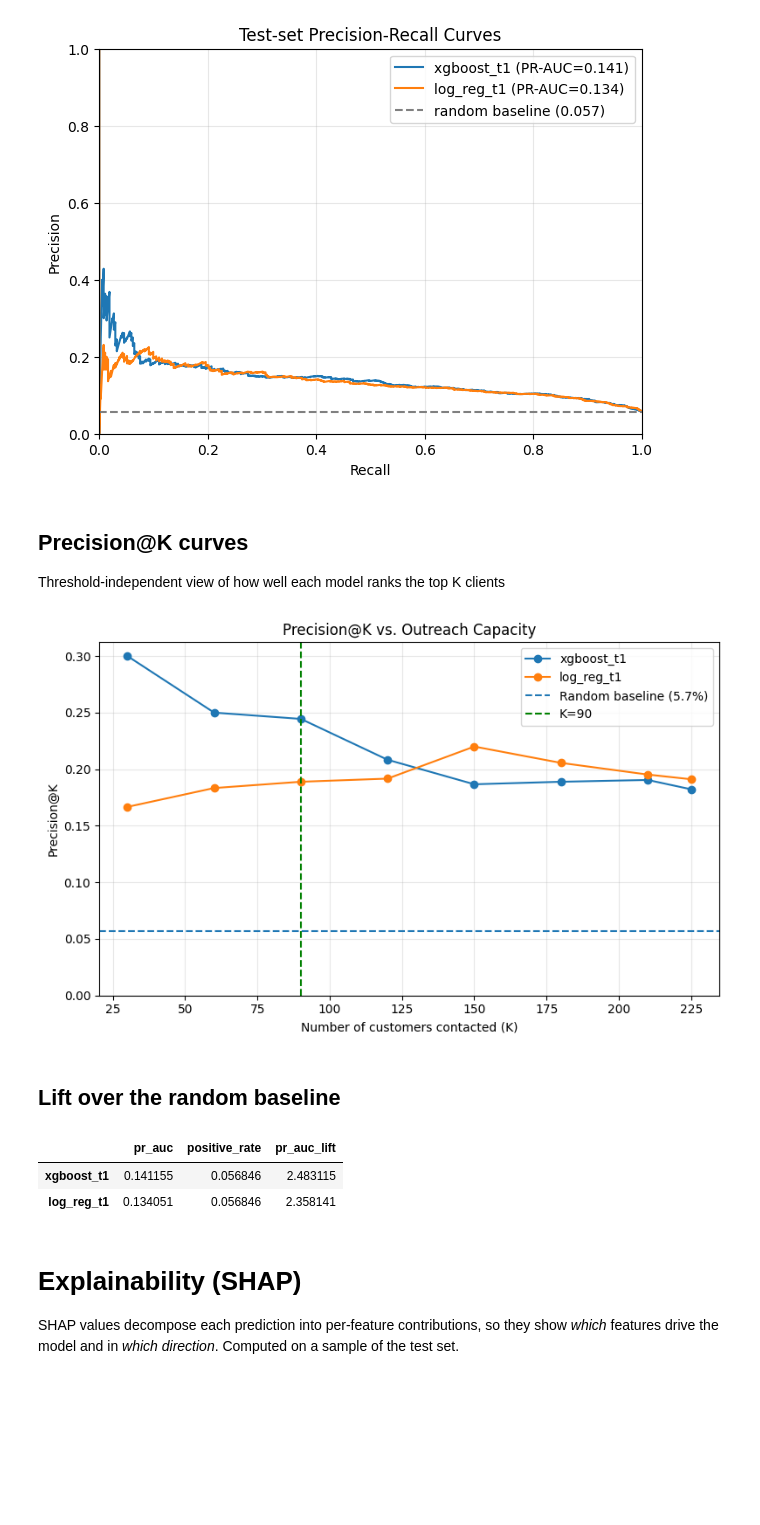
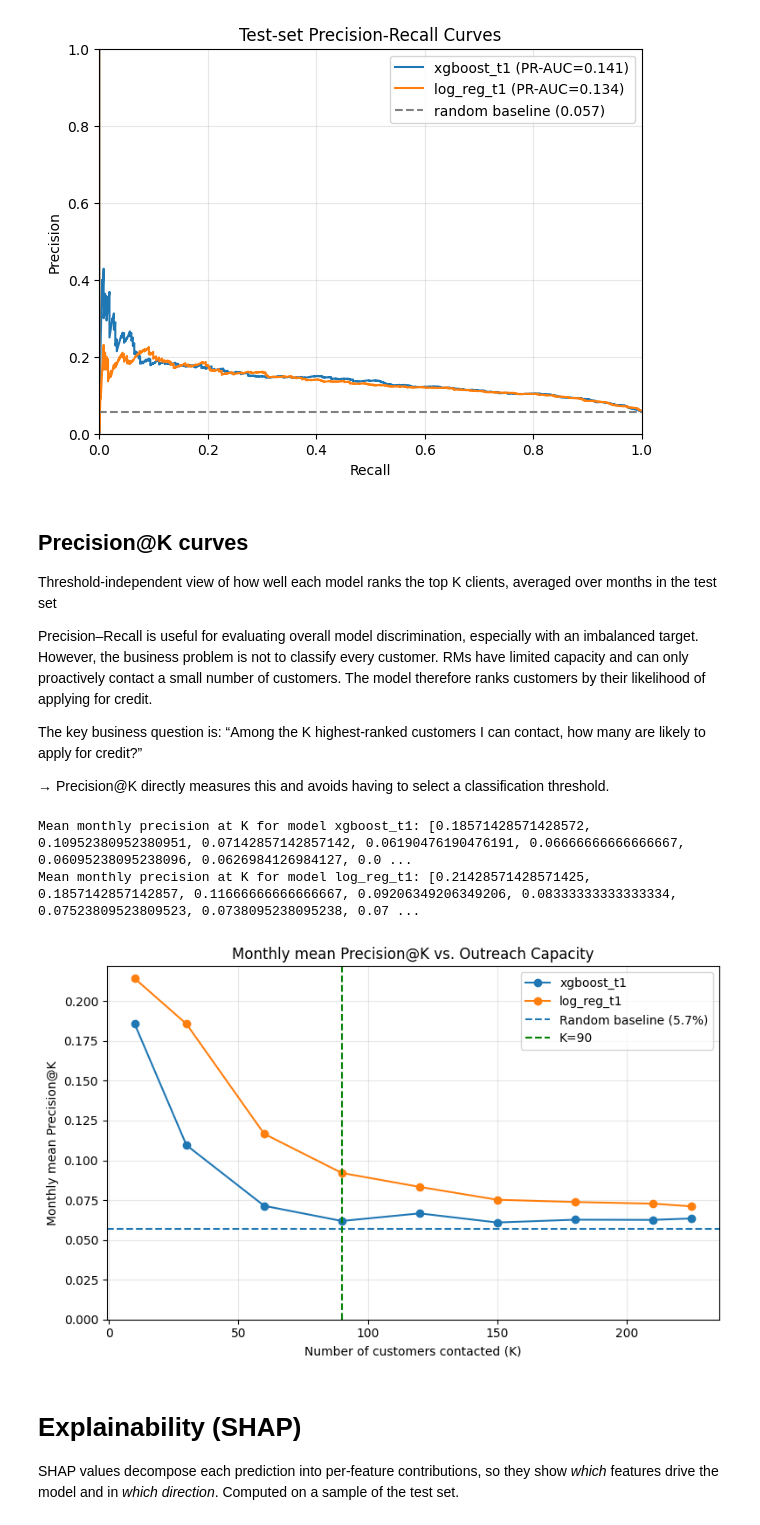
Before and after one commit to samanthavis/Credit_prediction_case, a Jupyter notebook: notebooks/t1/compare_models_t1.ipynb, the cells around one changed output. Saved outputs shown, nothing was run; the diff lists cells and outputs as text; code cells hidden in the pictures; blank space fills up the shorter version.

```diff
--- a/notebooks/t1/compare_models_t1.ipynb
+++ b/notebooks/t1/compare_models_t1.ipynb
@@ -86,21 +89,23 @@ plot_test_precision_recall_curves(MODEL_KEYS)
 [figure]
 # %% [markdown]
 ## Precision@K curves
-Threshold-independent view of how well each model ranks the top K clients
+Threshold-independent view of how well each model ranks the top K clients, averaged over months in the test set
+
+Precision–Recall is useful for evaluating overall model discrimination, especially with an imbalanced target.
+However, the business problem is not to classify every customer.
+RMs have limited capacity and can only proactively contact a small number of customers.
+The model therefore ranks customers by their likelihood of applying for credit.
+
+The key business question is:
+“Among the K highest-ranked customers I can contact, how many are likely to apply for credit?”
+
+→ Precision@K directly measures this and avoids having to select a classification threshold.
-# %%
-plot_test_precision_at_k(model_keys=MODEL_KEYS, k_list=[30, 60, 90, 120, 150, 180, 210, 225])
-# %% [output]
-[figure, removed]
-# %% [markdown]
-## Lift over the random baseline
-# %%
-lift_df = comparison_df[["pr_auc", "positive_rate"]].copy()
-lift_df["pr_auc_lift"] = lift_df["pr_auc"] / lift_df["positive_rate"]
-lift_df
-# %% [output]
-|  | pr_auc | positive_rate | pr_auc_lift |
-| xgboost_t1 | 0.141155 | 0.056846 | 2.483115 |
-| log_reg_t1 | 0.134051 | 0.056846 | 2.358141 |
+# %%
+plot_monthly_breakdown_mean_precision_at_k(model_keys=MODEL_KEYS, k_list=[10, 30, 60, 90, 120, 150, 180, 210, 225])
+# %% [output]
+Mean monthly precision at K for model xgboost_t1: [0.18571428571428572, 0.10952380952380951, 0.07142857142857142, 0.06190476190476191, 0.06666666666666667, 0.06095238095238096, 0.0626984126984127, 0.0 ...
+Mean monthly precision at K for model log_reg_t1: [0.21428571428571425, 0.1857142857142857, 0.11666666666666667, 0.09206349206349206, 0.08333333333333334, 0.07523809523809523, 0.0738095238095238, 0.07 ...
+[figure, added]
 # %% [markdown]
 # Explainability (SHAP)
 SHAP values decompose each prediction into per-feature contributions, so they show *which* features drive the model and in *which direction*. Computed on a sample of the test set.
```
Also changed, not shown: parts of 4 cells of this notebook, 3 other files.
